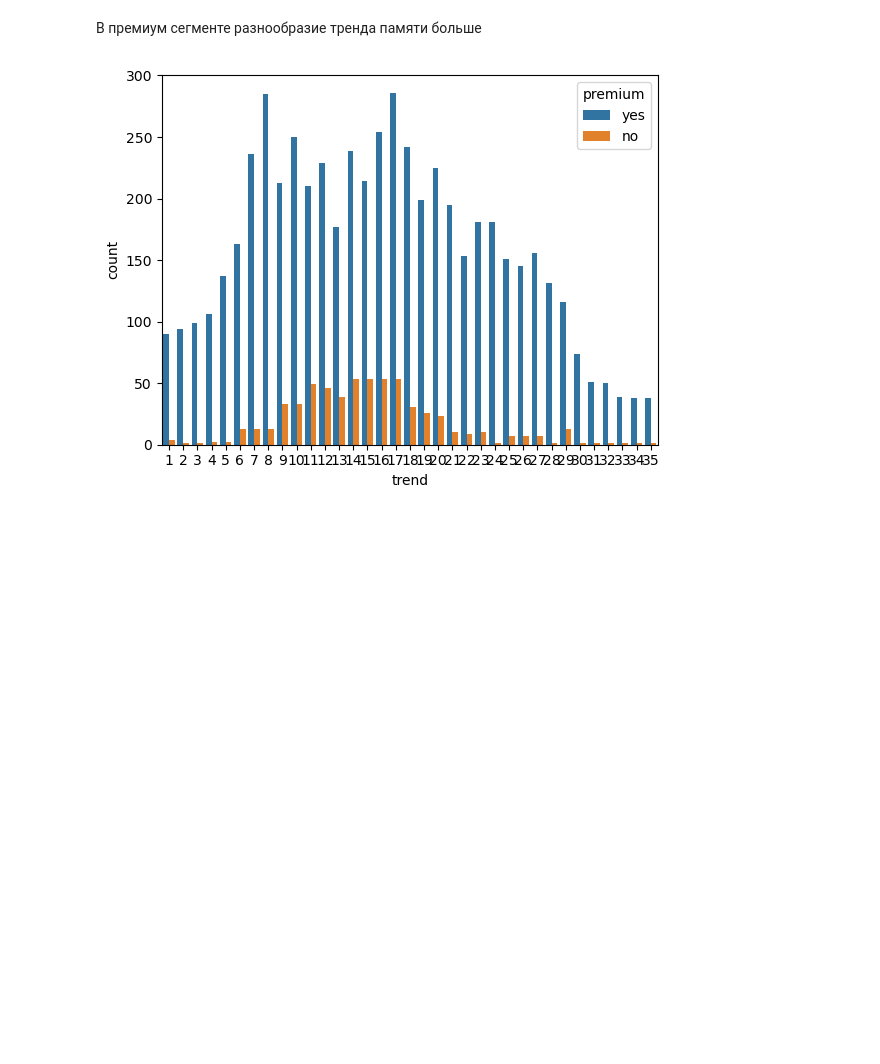
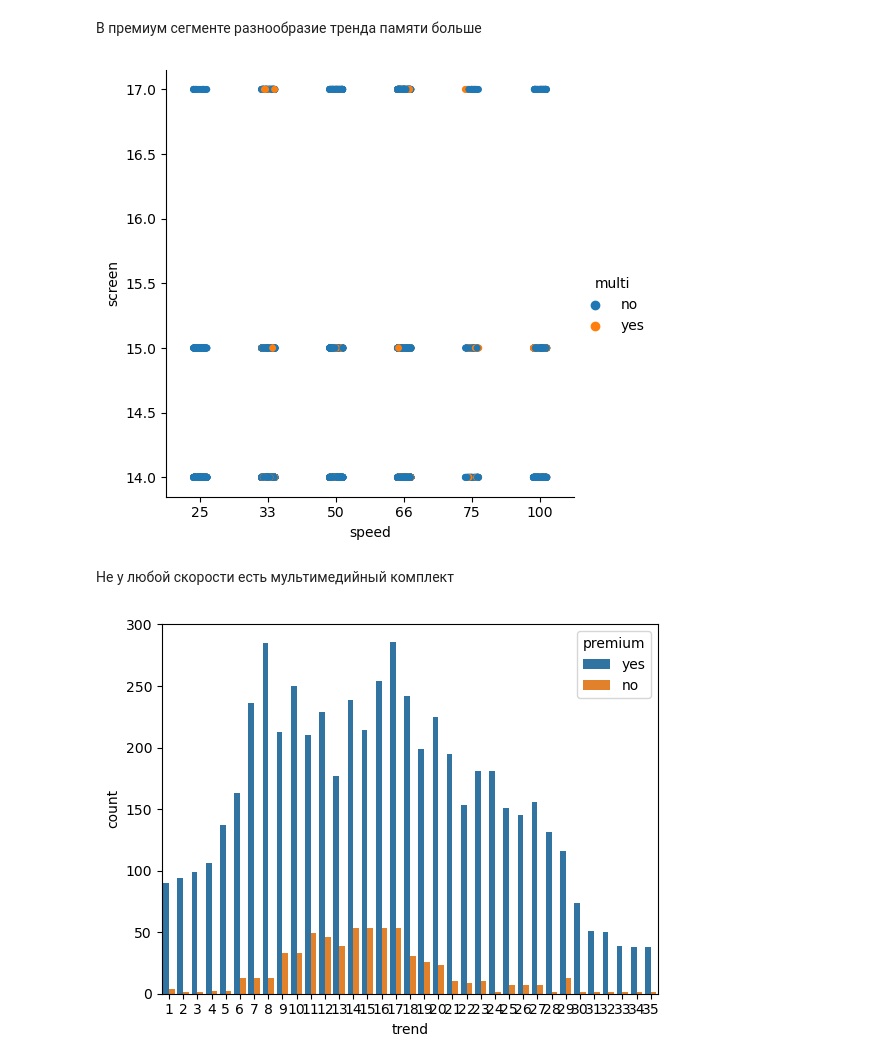
Before and after one commit to meleshko-anastasiia/DZ, a Jupyter notebook: Итоговая_аттестация_Computers.ipynb, the cells around one changed output. Saved outputs shown, nothing was run; the diff lists cells and outputs as text; code cells hidden in the pictures; blank space fills up the shorter version.

```diff
--- a/Итоговая_аттестация_Computers.ipynb
+++ b/Итоговая_аттестация_Computers.ipynb
@@ -58,5 +59,14 @@ g = sns.catplot(data,
 # %% [markdown]
  В премиум сегменте разнообразие тренда памяти больше
+# %%
+# Построим график на основе предположения связи тренда и премиум сегмента
+g = sns.catplot(data,
+                x="speed", y="screen",
+                hue="multi")
+# %% [output]
+[figure, added]
+# %% [markdown]
+Не у любой скорости есть мультимедийный комплект
 # %%
 # Построим график на основе предположения о взаимосвязи тренда и премиум сегмента
 sns.countplot(x = 'trend', hue = 'premium', data = data);
```
Also changed, not shown: parts of 1 cell of this notebook.
